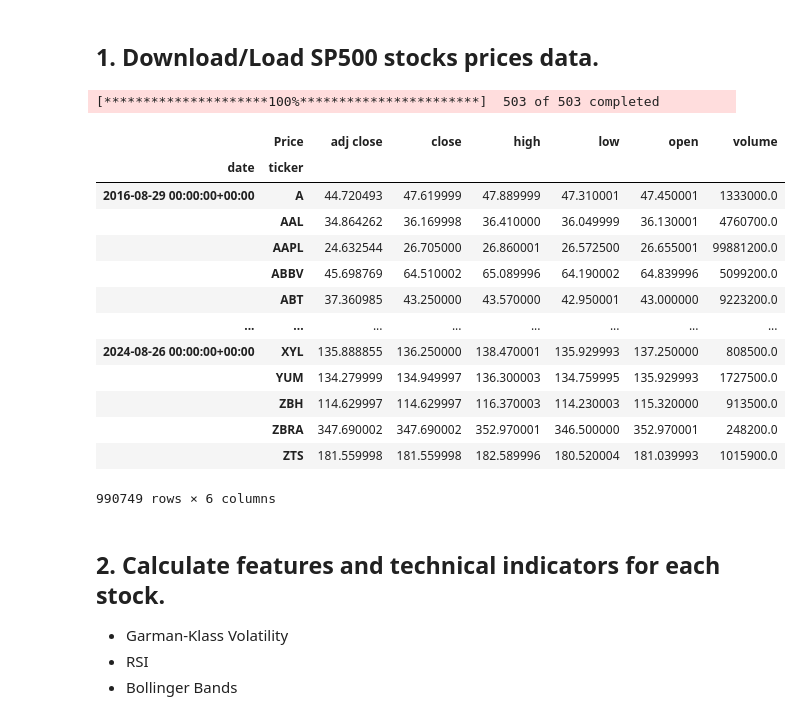
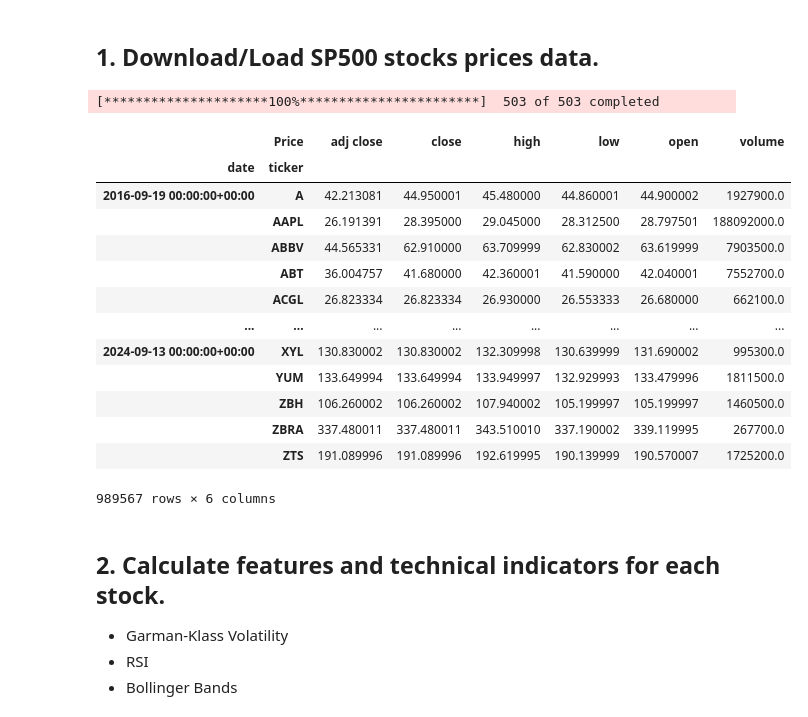
Before and after one commit to angadkhurana/ML-Algorithmic-Trading, a Jupyter notebook: ML_Quant_Strategies.ipynb, the cells around one changed output. Drawn from its saved outputs; the diff is of its cells as text; code cells hidden in the pictures.

```diff
--- a/ML_Quant_Strategies.ipynb
+++ b/ML_Quant_Strategies.ipynb
@@ -19,46 +19,46 @@ import statsmodels.api as sm
 import pandas as pd
 import numpy as np
 import datetime as dt
 import yfinance as yf
 import pandas_ta
 import warnings
 warnings.filterwarnings('ignore')
 
 sp500 = pd.read_html('https://en.wikipedia.org/wiki/List_of_S%26P_500_companies')[0]
 
 sp500['Symbol'] = sp500['Symbol'].str.replace('.', '-')
 
 symbols_list = sp500['Symbol'].unique().tolist()
 
-end_date = '2024-08-27'
+end_date = '2024-09-16'
 
 start_date = pd.to_datetime(end_date)-pd.DateOffset(365*8)
 
 df = yf.download(tickers=symbols_list,
                  start=start_date,
                  end=end_date).stack()
 
 df.index.names = ['date', 'ticker']
 
 df.columns = df.columns.str.lower()
 
 df
 # %% [output]
 [*********************100%***********************]  503 of 503 completed
 |  | Price | adj close | close | high | low | open | volume |
 | date | ticker |  |  |  |  |  |  |
-| 2016-08-29 00:00:00+00:00 | A | 44.720493 | 47.619999 | 47.889999 | 47.310001 | 47.450001 | 1333000.0 |
-|  | AAL | 34.864262 | 36.169998 | 36.410000 | 36.049999 | 36.130001 | 4760700.0 |
-|  | AAPL | 24.632544 | 26.705000 | 26.860001 | 26.572500 | 26.655001 | 99881200.0 |
-|  | ABBV | 45.698769 | 64.510002 | 65.089996 | 64.190002 | 64.839996 | 5099200.0 |
-|  | ABT | 37.360985 | 43.250000 | 43.570000 | 42.950001 | 43.000000 | 9223200.0 |
+| 2016-09-19 00:00:00+00:00 | A | 42.213081 | 44.950001 | 45.480000 | 44.860001 | 44.900002 | 1927900.0 |
+|  | AAPL | 26.191391 | 28.395000 | 29.045000 | 28.312500 | 28.797501 | 188092000.0 |
+|  | ABBV | 44.565331 | 62.910000 | 63.709999 | 62.830002 | 63.619999 | 7903500.0 |
+|  | ABT | 36.004757 | 41.680000 | 42.360001 | 41.590000 | 42.040001 | 7552700.0 |
+|  | ACGL | 26.823334 | 26.823334 | 26.930000 | 26.553333 | 26.680000 | 662100.0 |
 | ... | ... | ... | ... | ... | ... | ... | ... |
-| 2024-08-26 00:00:00+00:00 | XYL | 135.888855 | 136.250000 | 138.470001 | 135.929993 | 137.250000 | 808500.0 |
-|  | YUM | 134.279999 | 134.949997 | 136.300003 | 134.759995 | 135.929993 | 1727500.0 |
-|  | ZBH | 114.629997 | 114.629997 | 116.370003 | 114.230003 | 115.320000 | 913500.0 |
-|  | ZBRA | 347.690002 | 347.690002 | 352.970001 | 346.500000 | 352.970001 | 248200.0 |
-|  | ZTS | 181.559998 | 181.559998 | 182.589996 | 180.520004 | 181.039993 | 1015900.0 |
+| 2024-09-13 00:00:00+00:00 | XYL | 130.830002 | 130.830002 | 132.309998 | 130.639999 | 131.690002 | 995300.0 |
+|  | YUM | 133.649994 | 133.649994 | 133.949997 | 132.929993 | 133.479996 | 1811500.0 |
+|  | ZBH | 106.260002 | 106.260002 | 107.940002 | 105.199997 | 105.199997 | 1460500.0 |
+|  | ZBRA | 337.480011 | 337.480011 | 343.510010 | 337.190002 | 339.119995 | 267700.0 |
+|  | ZTS | 191.089996 | 191.089996 | 192.619995 | 190.139999 | 190.570007 | 1725200.0 |
-990749 rows × 6 columns
+989567 rows × 6 columns
 # %% [markdown]
 ## 2. Calculate features and technical indicators for each stock.
 
```
Also changed, not shown: parts of 6 cells of this notebook.
